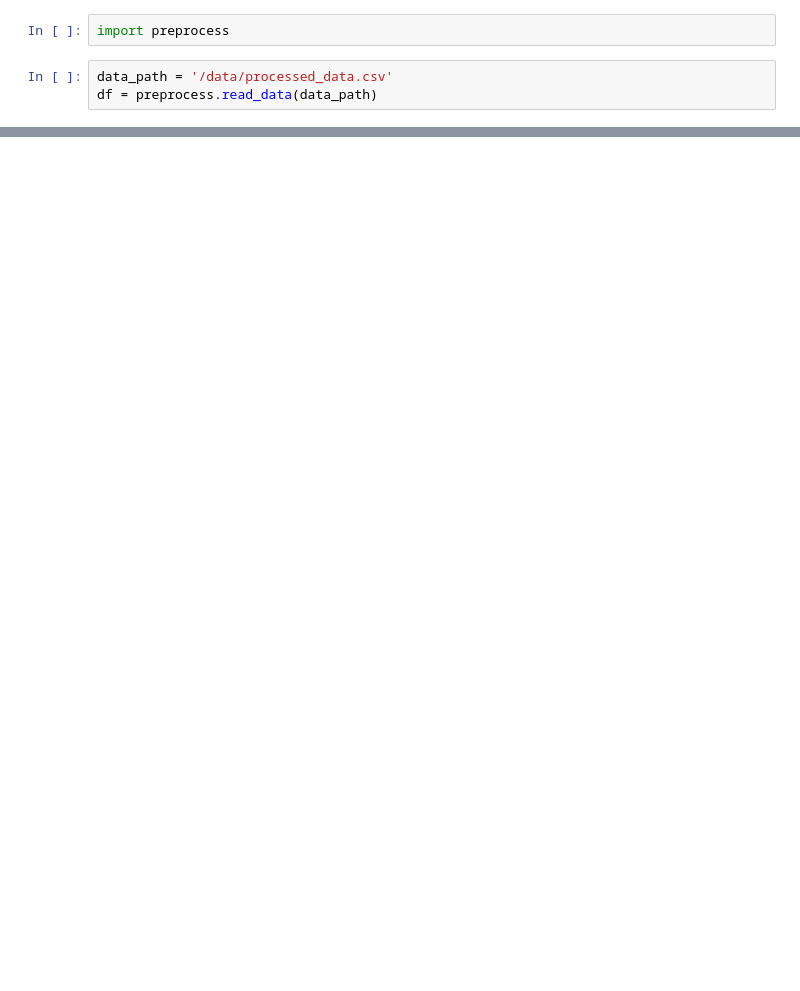
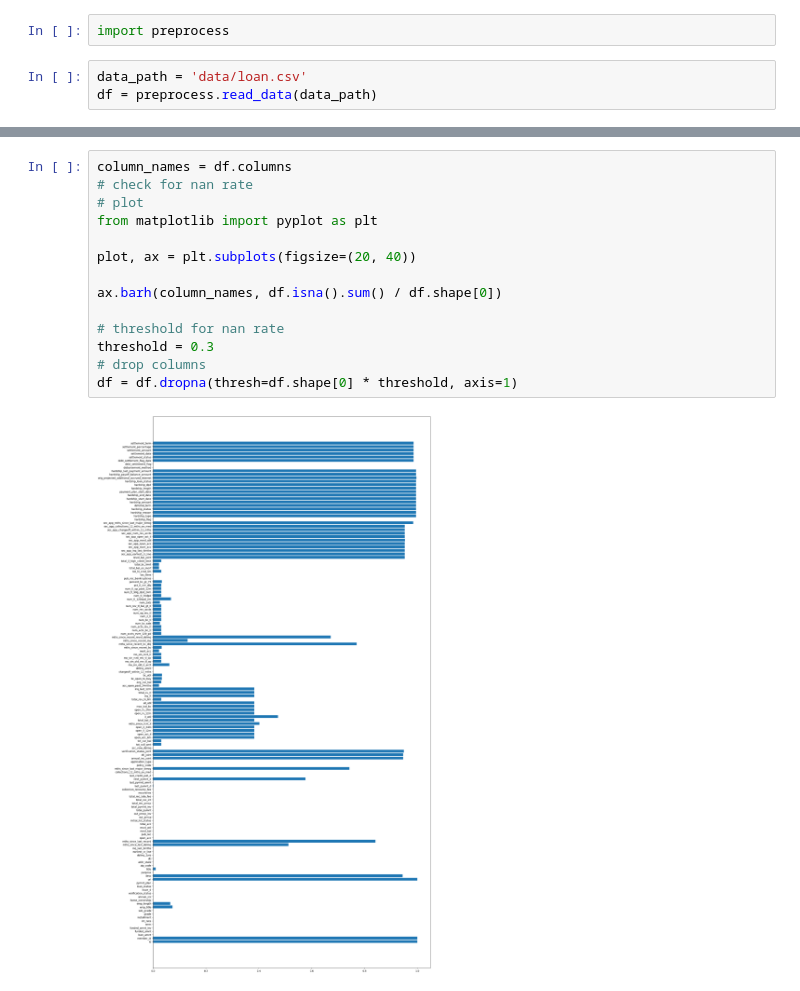
Before and after one commit to acnelexh/Lending_Club_Loan_Prediction, a Jupyter notebook: data.ipynb, the cells around one changed output, grey strips where cells are left out. Cells and saved outputs as stored; diff of their text form; blank space fills up the shorter version.

```diff
--- a/data.ipynb
+++ b/data.ipynb
@@ -1,6 +1,6 @@
 # %%
 import preprocess
 # %%
-data_path = '/data/processed_data.csv'
+data_path = 'data/loan.csv'
 df = preprocess.read_data(data_path)
 # %% [output]
@@ -7,0 +24,16 @@ FileNotFoundError: [Errno 2] No such file or directory: 'data/processed_data.csv
+# %%
+column_names = df.columns
+# check for nan rate
+# plot
+from matplotlib import pyplot as plt
+
+plot, ax = plt.subplots(figsize=(20, 40))
+
+ax.barh(column_names, df.isna().sum() / df.shape[0])
+
+# threshold for nan rate
+threshold = 0.3
+# drop columns
+df = df.dropna(thresh=df.shape[0] * threshold, axis=1)
+# %% [output]
+[figure, added]
```
Also changed, not shown: parts of 2 cells of this notebook, 2 other files.
